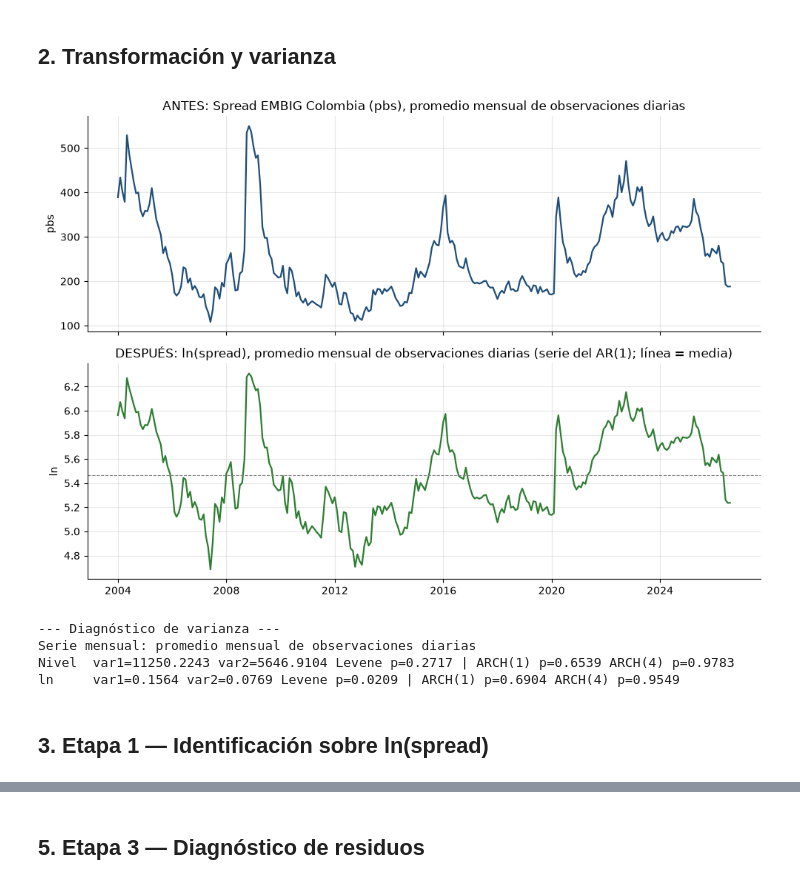
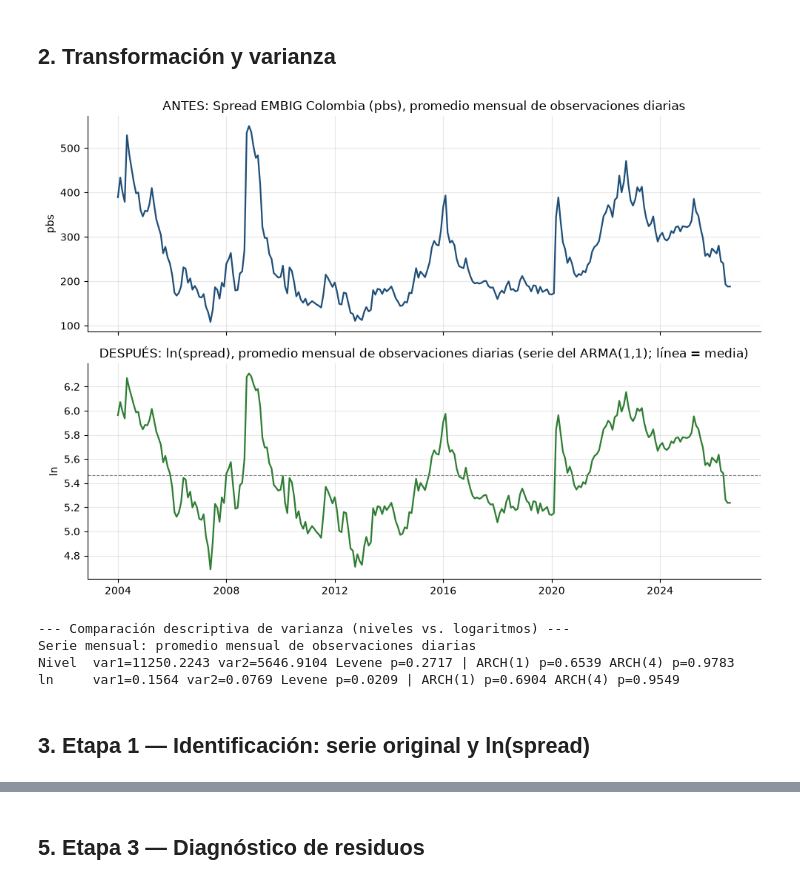
Before and after one commit to Julius7u7/nuevo-repo, a Jupyter notebook: code/Modelo_AR1_mensual.ipynb, the cells around one changed output, grey strips where cells are left out. Drawn from its saved outputs; the diff is of its cells as text; code cells hidden in the pictures.

```diff
--- a/code/Modelo_AR1_mensual.ipynb
+++ b/code/Modelo_AR1_mensual.ipynb
@@ -104,36 +104,36 @@ Freq: MS, Name: spread, dtype: float64
 # %%
 def grafico_transformacion(y, ly, ruta, etq):
     fig, ax = plt.subplots(2, 1, figsize=(10, 7), sharex=True)
     ax[0].plot(y.index, y, color=C_AZUL, lw=1.6)
     ax[0].set_title(f"ANTES: Spread EMBIG Colombia (pbs), {etq}"); ax[0].set_ylabel("pbs")
     ax[1].plot(ly.index, ly, color=C_VERDE, lw=1.6)
     ax[1].axhline(ly.mean(), color="gray", lw=.8, ls="--")
-    ax[1].set_title(f"DESPUÉS: ln(spread), {etq} (serie del AR(1); línea = media)"); ax[1].set_ylabel("ln")
+    ax[1].set_title(f"DESPUÉS: ln(spread), {etq} (serie del ARMA(1,1); línea = media)"); ax[1].set_ylabel("ln")
     plt.tight_layout(); fig.savefig(ruta, dpi=150); plt.show()
 
 def tabla_varianza(series, etq):
-    """Levene entre mitades y ARCH(1), ARCH(4) sobre residuos de un AR(1) auxiliar."""
+    """Compara varianza en niveles y logaritmos; es descriptivo, no define la serie del modelo."""
     def arch_ar1(s, lags):
         s = np.asarray(s)
         return het_arch(sm.OLS(s[1:], sm.add_constant(s[:-1])).fit().resid, nlags=lags)[1]
     print(f"Serie mensual: {etq}")
     for nombre, s in series.items():
         s = s.reset_index(drop=True); h = len(s) // 2
         print(f"{nombre:6s} var1={s[:h].var():.4f} var2={s[h:].var():.4f} "
               f"Levene p={stats.levene(s[:h], s[h:]).pvalue:.4f} | "
               f"ARCH(1) p={arch_ar1(s,1):.4f} ARCH(4) p={arch_ar1(s,4):.4f}")
 
 grafico_transformacion(y, ly, SALIDA / "fig1_transformacion.png", etq_agr)
-print("--- Diagnóstico de varianza ---")
+print("--- Comparación descriptiva de varianza (niveles vs. logaritmos) ---")
 tabla_varianza({"Nivel": y, "ln": ly}, etq_agr)
 # %% [output]
-[figure, old version]
+[figure, new version]
---- Diagnóstico de varianza ---
+--- Comparación descriptiva de varianza (niveles vs. logaritmos) ---
 Serie mensual: promedio mensual de observaciones diarias
 Nivel  var1=11250.2243 var2=5646.9104 Levene p=0.2717 | ARCH(1) p=0.6539 ARCH(4) p=0.9783
 ln     var1=0.1564 var2=0.0769 Levene p=0.0209 | ARCH(1) p=0.6904 ARCH(4) p=0.9549
 # %% [markdown]
-## 3. Etapa 1 — Identificación sobre ln(spread)
+## 3. Etapa 1 — Identificación: serie original y ln(spread)
 # %%
 def prueba_adf(s, reg):
     r = adfuller(s, regression=reg, autolag="AIC")
```
Also changed, not shown: parts of 9 cells of this notebook, 6 other files.
